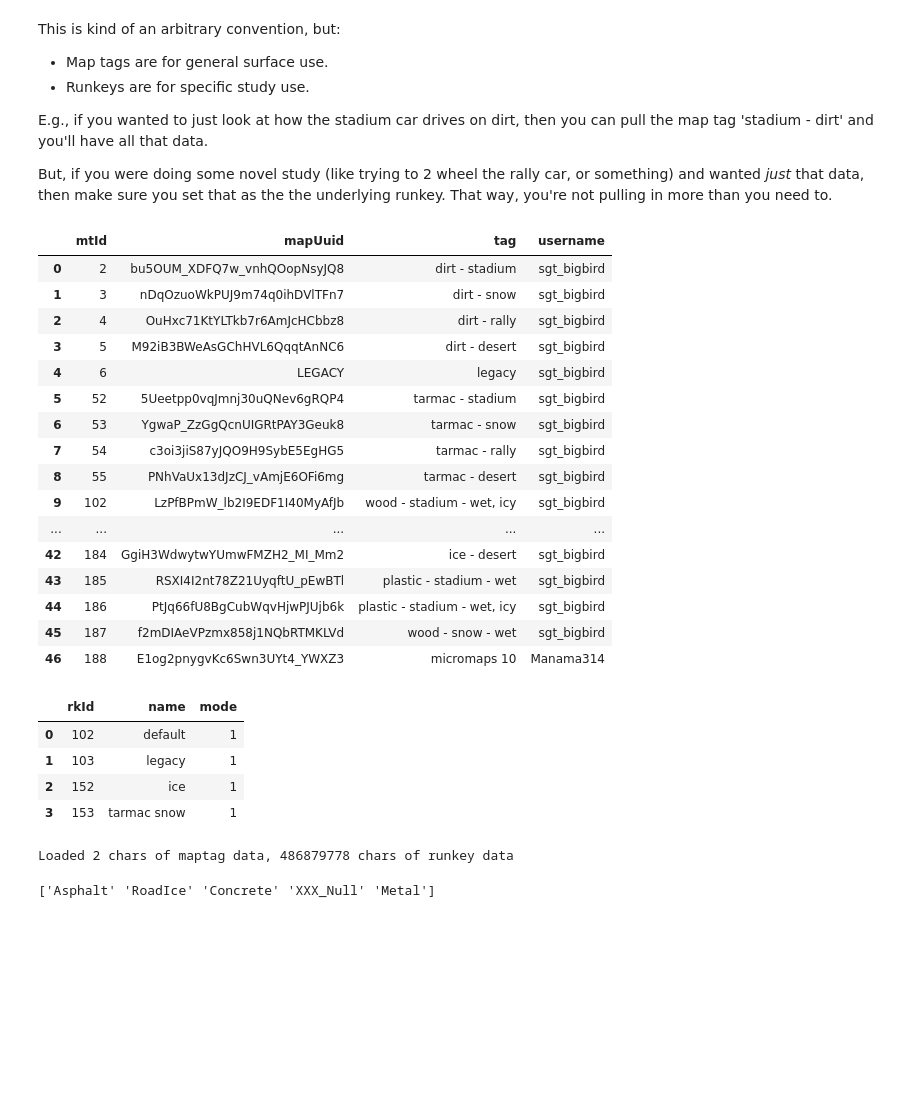
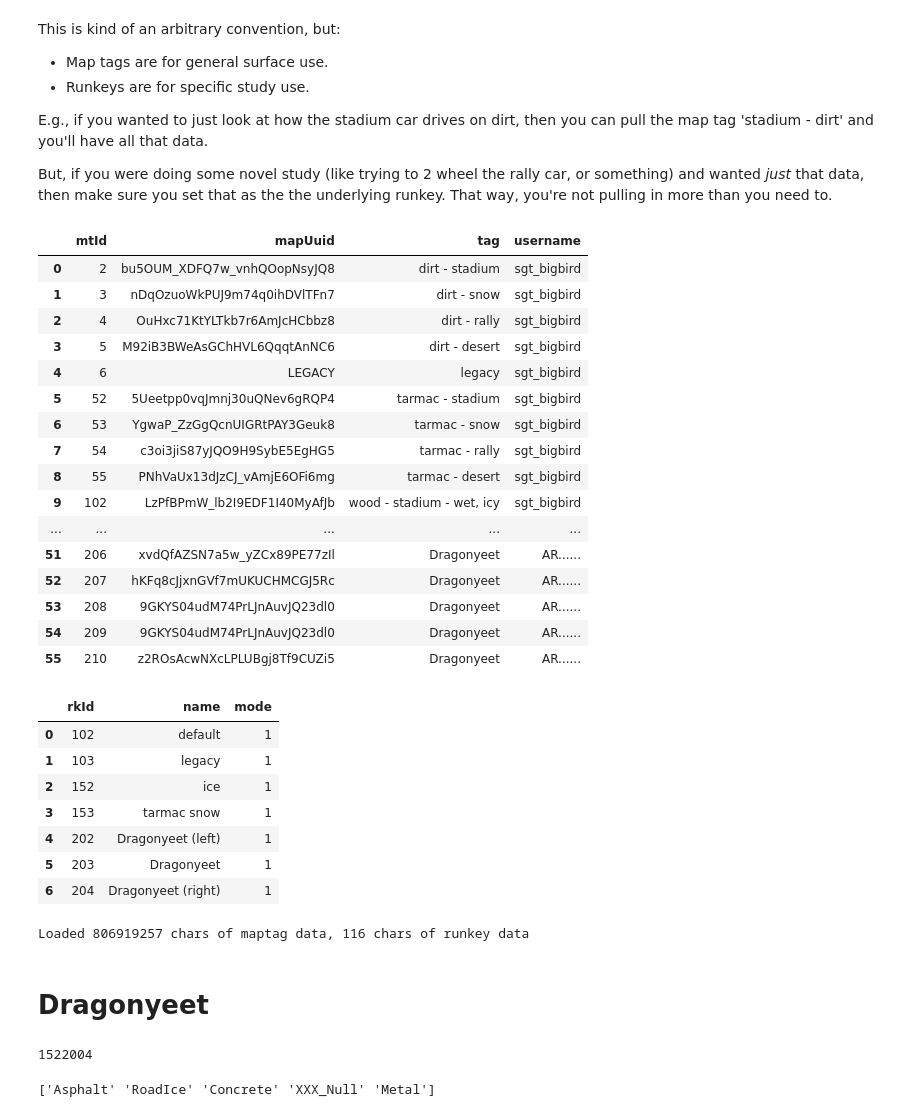
Before and after one commit to smalljustin/gigachad-analysis-workbook, a Jupyter notebook: gigachad-analysis-workbook.ipynb, the cells around one changed output. Saved outputs shown, nothing was run; the diff lists cells and outputs as text; code cells hidden in the pictures; blank space fills up the shorter version.

Commit message:
Demo commit with dragonyeet data

```diff
--- a/gigachad-analysis-workbook.ipynb
+++ b/gigachad-analysis-workbook.ipynb
@@ -41,40 +41,43 @@ But, if you were doing some novel study (like trying to 2 wheel the rally car, o
 # %%
 maptags = requests.get(f"{SERVER_PATH}/out/maptag")
 runkeys = requests.get(f"{SERVER_PATH}/out/runkey")
 maptags_df = pd.json_normalize(maptags.json())
 runkeys_df = pd.json_normalize(runkeys.json())
 display(maptags_df)
 display(runkeys_df)
 
 # change these values with 'tag' and 'name' respectively
 
 # 'legacy' for all of my old training data
 # these frames can be hard to work with
-SELECTED_MAPTAG = 'ice - desert'
+SELECTED_MAPTAG = 'Dragonyeet'
 SELECTED_RUNKEY = 'default'
 # %% [output]
 |  | mtId | mapUuid | tag | username |
 | 0 | 2 | bu5OUM_XDFQ7w_vnhQOopNsyJQ8 | dirt - stadium | sgt_bigbird |
 | 1 | 3 | nDqOzuoWkPUJ9m74q0ihDVlTFn7 | dirt - snow | sgt_bigbird |
 | 2 | 4 | OuHxc71KtYLTkb7r6AmJcHCbbz8 | dirt - rally | sgt_bigbird |
 | 3 | 5 | M92iB3BWeAsGChHVL6QqqtAnNC6 | dirt - desert | sgt_bigbird |
 | 4 | 6 | LEGACY | legacy | sgt_bigbird |
 | 5 | 52 | 5Ueetpp0vqJmnj30uQNev6gRQP4 | tarmac - stadium | sgt_bigbird |
 | 6 | 53 | YgwaP_ZzGgQcnUIGRtPAY3Geuk8 | tarmac - snow | sgt_bigbird |
 | 7 | 54 | c3oi3jiS87yJQO9H9SybE5EgHG5 | tarmac - rally | sgt_bigbird |
 | 8 | 55 | PNhVaUx13dJzCJ_vAmjE6OFi6mg | tarmac - desert | sgt_bigbird |
 | 9 | 102 | LzPfBPmW_lb2I9EDF1I40MyAfJb | wood - stadium - wet, icy | sgt_bigbird |
 | ... | ... | ... | ... | ... |
-| 42 | 184 | GgiH3WdwytwYUmwFMZH2_MI_Mm2 | ice - desert | sgt_bigbird |
-| 43 | 185 | RSXI4I2nt78Z21UyqftU_pEwBTl | plastic - stadium - wet | sgt_bigbird |
-| 44 | 186 | PtJq66fU8BgCubWqvHjwPJUjb6k | plastic - stadium - wet, icy | sgt_bigbird |
-| 45 | 187 | f2mDIAeVPzmx858j1NQbRTMKLVd | wood - snow - wet | sgt_bigbird |
-| 46 | 188 | E1og2pnygvKc6Swn3UYt4_YWXZ3 | micromaps 10 | Manama314 |
+| 51 | 206 | xvdQfAZSN7a5w_yZCx89PE77zIl | Dragonyeet | AR...... |
+| 52 | 207 | hKFq8cJjxnGVf7mUKUCHMCGJ5Rc | Dragonyeet | AR...... |
+| 53 | 208 | 9GKYS04udM74PrLJnAuvJQ23dl0 | Dragonyeet | AR...... |
+| 54 | 209 | 9GKYS04udM74PrLJnAuvJQ23dl0 | Dragonyeet | AR...... |
+| 55 | 210 | z2ROsAcwNXcLPLUBgj8Tf9CUZi5 | Dragonyeet | AR...... |
 |  | rkId | name | mode |
 | 0 | 102 | default | 1 |
 | 1 | 103 | legacy | 1 |
 | 2 | 152 | ice | 1 |
 | 3 | 153 | tarmac snow | 1 |
+| 4 | 202 | Dragonyeet (left) | 1 |
+| 5 | 203 | Dragonyeet | 1 |
+| 6 | 204 | Dragonyeet (right) | 1 |
 # %%
 # For 'maptag' data:
 maptag_data = requests.get(f"{SERVER_PATH}/out/data/tag", params={"tag": SELECTED_MAPTAG})
@@ -86,4 +89,6 @@ runkey_data = requests.get(f"{SERVER_PATH}/out/data/runkey", params={"runkey": S
 
 print(f"Loaded {len(maptag_data.text)} chars of maptag data, {len(runkey_data.text)} chars of runkey data")
 # %% [output]
-Loaded 2 chars of maptag data, 486879778 chars of runkey data
+Loaded 806919257 chars of maptag data, 116 chars of runkey data
+# %% [markdown]
+# Dragonyeet
@@ -90,3 +99,20 @@ Loaded 2 chars of maptag data, 486879778 chars of runkey data
+# %%
+df = dragonyeet_data.copy()
+df["acc"] = df["speed"].diff() / df["dt"]
+df["time"] = df["dt"].cumsum()
+
+print(len(dragonyeet_data))
+
+sample = df.sample(frac=0.25)
+
+plt.scatter(x=sample["speed"], y=sample["acc"], c=sample["slipDir"], alpha=0.2)
+plt.title("Dragonyeet Sample Graph - color is slip angle")
+plt.xlabel("Speed (in m/s)")
+plt.ylabel("Acceleration")
+
+plt.show()
+# %% [output]
+1522004
 # %%
 data = maptag_data
 # data = runkey_data
```
Also changed, not shown: parts of 1 cell of this notebook.
